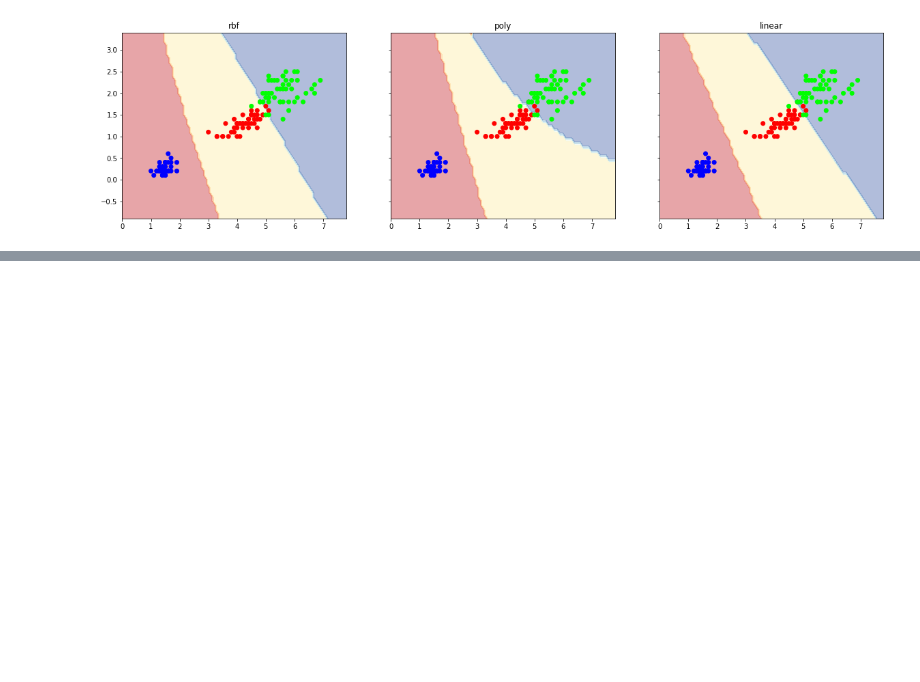
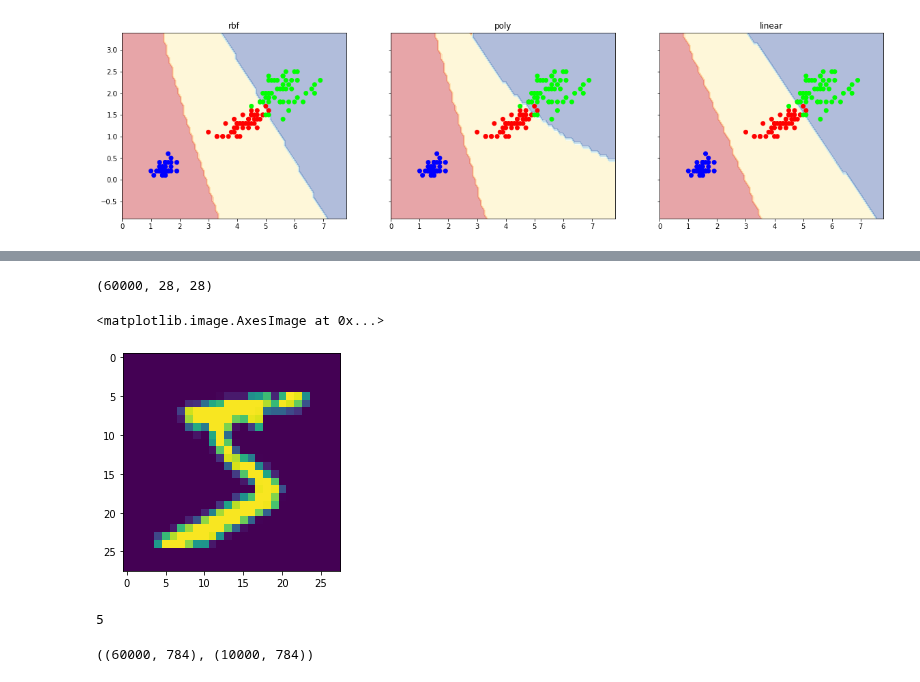
Before and after one commit to ywchiu/tibamedl, a Jupyter notebook: Demo20210327.ipynb, the cells around one changed output, grey strips where cells are left out. Saved outputs shown, nothing was run; the diff lists cells and outputs as text; code cells hidden in the pictures; blank space fills up the shorter version.

```diff
--- a/Demo20210327.ipynb
+++ b/Demo20210327.ipynb
@@ -840,0 +832,4 @@ for idx, clf, title in zip([0,1,2],[clf1, clf2, clf3], ['rbf', 'poly', 'linear']
+# %%
+from tensorflow import keras
+mnist = keras.datasets.mnist
+(x_train, y_train), (x_test, y_test) = mnist.load_data()
@@ -840,0 +839,14 @@ for idx, clf, title in zip([0,1,2],[clf1, clf2, clf3], ['rbf', 'poly', 'linear']
+# %%
+x_train.shape
+# %% [output]
+(60000, 28, 28)
+# %%
+from matplotlib import pyplot as plt
+plt.imshow(x_train[0])
+# %% [output]
+<matplotlib.image.AxesImage at 0x...>
+[figure, added]
+# %%
+y_train[0]
+# %% [output]
+5
@@ -840,0 +856,4 @@ for idx, clf, title in zip([0,1,2],[clf1, clf2, clf3], ['rbf', 'poly', 'linear']
+# %%
+x_train.shape, x_test.shape
+# %% [output]
+((60000, 784), (10000, 784))
```
Also changed, not shown: parts of 24 cells of this notebook.
